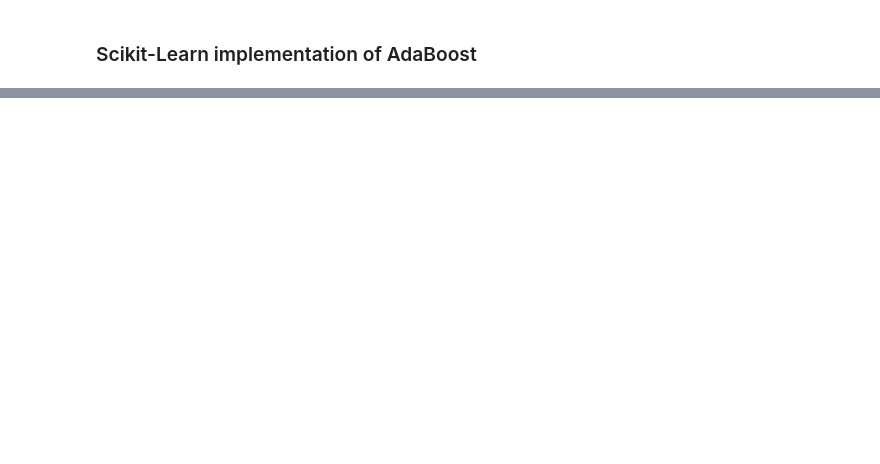
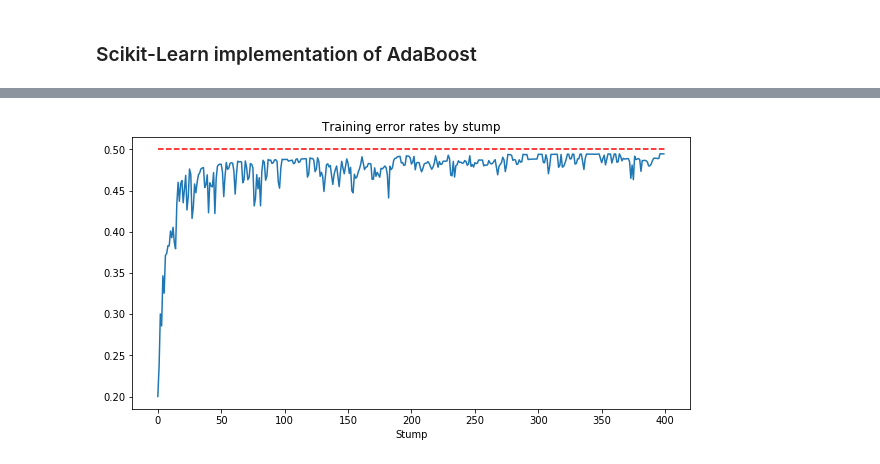
Before and after one commit to AlvaroCorrales/AdaBoost, a Jupyter notebook: Test AdaBoost.ipynb, the cells around one changed output, grey strips where cells are left out. Saved outputs shown, nothing was run; the diff lists cells and outputs as text; code cells hidden in the pictures; blank space fills up the shorter version.

Commit message:
Included visual inspection of model

```diff
--- a/Test AdaBoost.ipynb
+++ b/Test AdaBoost.ipynb
@@ -66,7 +68,7 @@ print('Shape of data:', df.shape)
 df.tail()
 # %%
 # Train - test split
-X_train, X_test, y_train, y_test = train_test_split(df.drop(columns = 'Spam').values, df['Spam'].values, train_size = 0.8, random_state = 2)
+X_train, X_test, y_train, y_test = train_test_split(df.drop(columns = 'Spam').values, df['Spam'].values, train_size = 3065, random_state = 2) # Same size as 9.1.2 in The Elements of Statistical Learning, though probably not same samples
 # %%
 ### Custom implementation
 # %% [output]
@@ -99,0 +112,10 @@ The ROC-AUC score of the model is: 0.9358
+# %%
+# Error rates during training
+plt.figure(figsize=(10,5))
+plt.plot(ab.training_errors)
+plt.hlines(0.5, 0, 400, colors = 'red', linestyles='dashed')
+plt.title('Training error rates by stump')
+plt.xlabel('Stump')
+plt.show()
+# %% [output]
+[figure, added]
```
Also changed, not shown: parts of 6 cells of this notebook, 1 other file.
